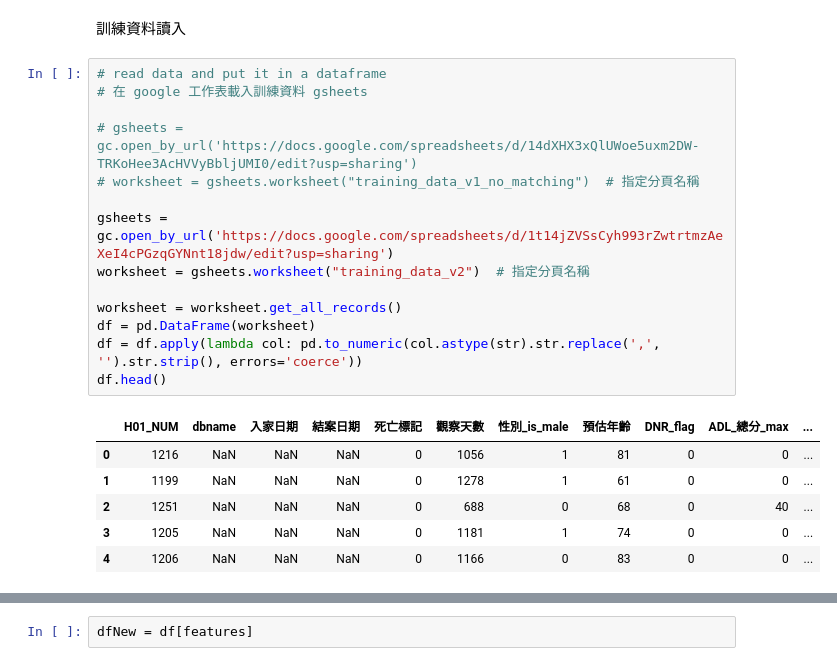
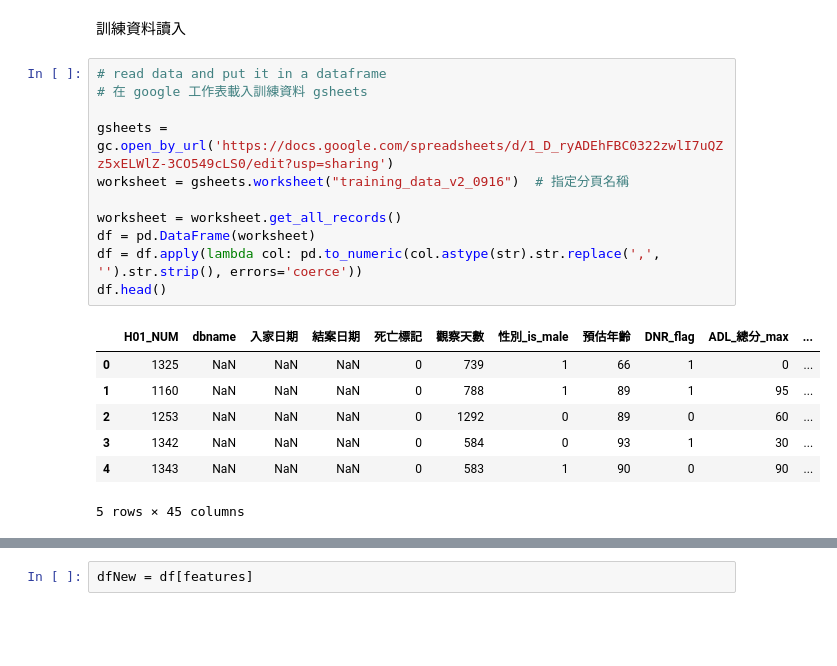
Before and after one commit to peculab/AI4JUBO, a Jupyter notebook: JuboDeath_V8.ipynb, the cells around one changed output, grey strips where cells are left out. Saved outputs shown, nothing was run; the diff lists cells and outputs as text; blank space fills up the shorter version.

```diff
--- a/JuboDeath_V8.ipynb
+++ b/JuboDeath_V8.ipynb
@@ -131,21 +123,19 @@ ex_missing_info
 # %%
 # read data and put it in a dataframe
 # 在 google 工作表載入訓練資料 gsheets
 
-# gsheets = gc.open_by_url('https://docs.google.com/spreadsheets/d/14dXHX3xQlUWoe5uxm2DW-TRKoHee3AcHVVyBbljUMI0/edit?usp=sharing')
-# worksheet = gsheets.worksheet("training_data_v1_no_matching")  # 指定分頁名稱
-
-gsheets = gc.open_by_url('https://docs.google.com/spreadsheets/d/1t14jZVSsCyh993rZwtrtmzAeXeI4cPGzqGYNnt18jdw/edit?usp=sharing')
-worksheet = gsheets.worksheet("training_data_v2")  # 指定分頁名稱
+gsheets = gc.open_by_url('https://docs.google.com/spreadsheets/d/1_D_ryADEhFBC0322zwlI7uQZz5xELWlZ-3CO549cLS0/edit?usp=sharing')
+worksheet = gsheets.worksheet("training_data_v2_0916")  # 指定分頁名稱
 
 worksheet = worksheet.get_all_records()
 df = pd.DataFrame(worksheet)
 df = df.apply(lambda col: pd.to_numeric(col.astype(str).str.replace(',', '').str.strip(), errors='coerce'))
 df.head()
 # %% [output]
 |  | H01_NUM | dbname | 入家日期 | 結案日期 | 死亡標記 | 觀察天數 | 性別_is_male | 預估年齡 | DNR_flag | ADL_總分_max | ... |
-| 0 | 1216 | NaN | NaN | NaN | 0 | 1056 | 1 | 81 | 0 | 0 | ... |
-| 1 | 1199 | NaN | NaN | NaN | 0 | 1278 | 1 | 61 | 0 | 0 | ... |
-| 2 | 1251 | NaN | NaN | NaN | 0 | 688 | 0 | 68 | 0 | 40 | ... |
-| 3 | 1205 | NaN | NaN | NaN | 0 | 1181 | 1 | 74 | 0 | 0 | ... |
-| 4 | 1206 | NaN | NaN | NaN | 0 | 1166 | 0 | 83 | 0 | 0 | ... |
+| 0 | 1325 | NaN | NaN | NaN | 0 | 739 | 1 | 66 | 1 | 0 | ... |
+| 1 | 1160 | NaN | NaN | NaN | 0 | 788 | 1 | 89 | 1 | 95 | ... |
+| 2 | 1253 | NaN | NaN | NaN | 0 | 1292 | 0 | 89 | 0 | 60 | ... |
+| 3 | 1342 | NaN | NaN | NaN | 0 | 584 | 0 | 93 | 1 | 30 | ... |
+| 4 | 1343 | NaN | NaN | NaN | 0 | 583 | 1 | 90 | 0 | 90 | ... |
+5 rows × 45 columns
```
Also changed, not shown: parts of 26 cells of this notebook.
